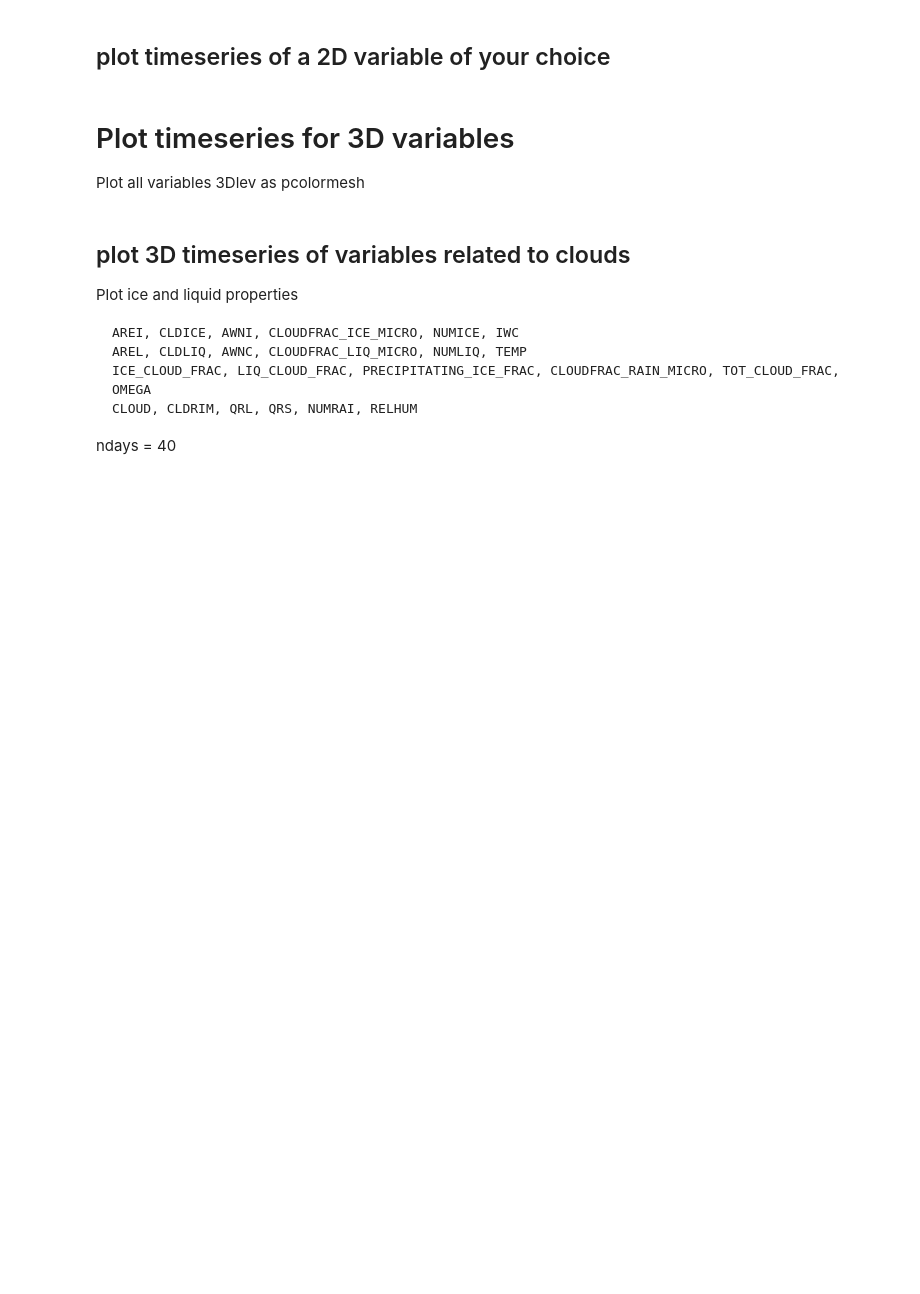
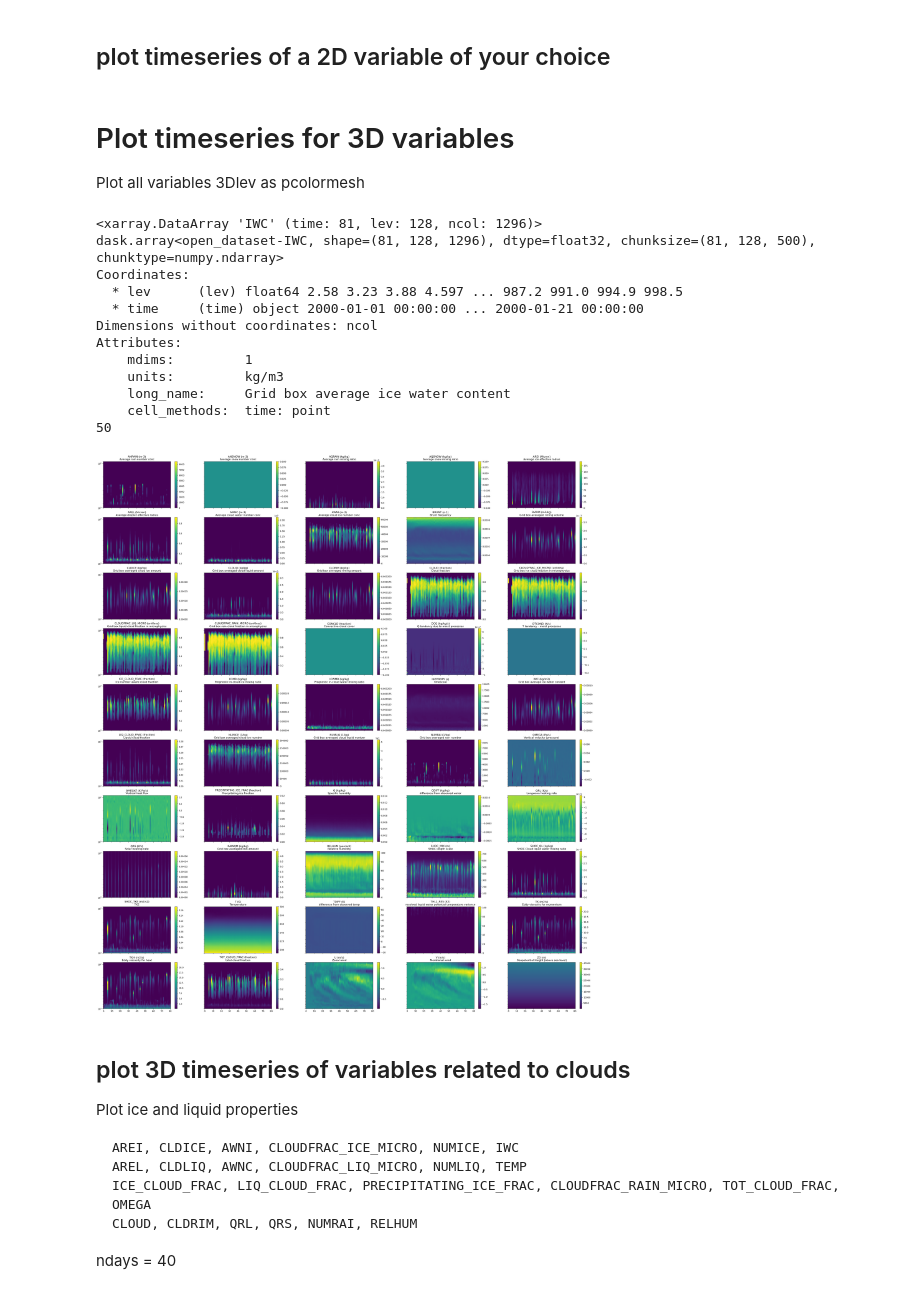
Before and after one commit to smturbev/scmlib, a Jupyter notebook: DP_diagnostics/notebooks/timeseries.ipynb, the cells around one changed output. Cells and saved outputs as stored; diff of their text form; code cells hidden in the pictures; blank space fills up the shorter version.

```diff
--- a/DP_diagnostics/notebooks/timeseries.ipynb
+++ b/DP_diagnostics/notebooks/timeseries.ipynb
@@ -191,7 +213,7 @@ if plot2d_rad:
 # %% [markdown]
 ## plot timeseries of a 2D variable of your choice
 # %%
-plot2d_var="TREFHT"
+plot2d_var=None
 if plot2d_var is not None:
     print(plot2d_var)
     fig, ax = plt.subplots(1,1, figsize=(8,4))
@@ -215,7 +237,8 @@ if plot2d_var is not None:
 Plot all variables 3Dlev as pcolormesh
 # %%
 if onerun and plot3d_all:
-    ds = xr.open_dataset(run_dir+"scream_dp_RCE_SMALL_3km_{}.eam.h0.2000-01-01-00000.nc".format(run), chunks={"time":120, "ncol":500})
+    ds = xr.open_dataset(run_dir+"{}/run/{}.eam.h0.2000-01-01-00000.nc".format(run, run),
+                         chunks={"time":120, "ncol":500})
     print(ds.IWC)
 
     # Choose one of 'h0_varnames_2D', 'h0_varnames_3Dlev', 'h0_varnames_3Dilev'
@@ -250,33 +273,47 @@ if onerun and plot3d_all:
                     ax[i,j].set_title(var+" ("+str(ds[var].units)+")\n"+str(ds[var].long_name))
                     ax[i,j].set_yscale("log")
     #                 ax[i,j].yaxis_inverted()
                     ax[i,j].set_ylim(bottom=1000, top=90)
                     plt.colorbar(pc, ax=ax[i,j])
                     n+=1
                 else:
                     ax[i,j].axis("off")
         plt.savefig("plots/timeseries_h0_3Dlev_{}.png".format(run),dpi=140)
         plt.show()
     elif file=="h0_varnames_3Dilev":
         a,b = 5,2
         fig, ax = plt.subplots(a,b, figsize=(15,10), sharex=True)
         n = 0
         for i in range(a):
             for j in range(b):
                 if n<len(varnames):
                     var = varnames[n]
                     pc = ax[i,j].pcolormesh(range(len(ds.time)), ds.ilev.values, ds[var].weighted(ds.area).mean(dim=["ncol"]).T)
                     ax[i,j].set_title(var+" ("+str(ds[var].units)+")\n"+str(ds[var].long_name))
     #                 ax[i,j].invert_yaxis()
                     plt.colorbar(pc, ax=ax[i,j])
                     n+=1
                 else:
                     ax[i,j].axis("off")
 
         plt.savefig("plots/timeseries_h0_3Dilev_{}.png".format(run),dpi=140)
         plt.show()
     else:
         raise Exception("check file name: {}".format(file))
+# %% [output]
+<xarray.DataArray 'IWC' (time: 81, lev: 128, ncol: 1296)>
+dask.array<open_dataset-IWC, shape=(81, 128, 1296), dtype=float32, chunksize=(81, 128, 500), chunktype=numpy.ndarray>
+Coordinates:
+  * lev      (lev) float64 2.58 3.23 3.88 4.597 ... 987.2 991.0 994.9 998.5
+  * time     (time) object 2000-01-01 00:00:00 ... 2000-01-21 00:00:00
+Dimensions without coordinates: ncol
+Attributes:
+    mdims:         1
+    units:         kg/m3
+    long_name:     Grid box average ice water content
+    cell_methods:  time: point
+50
+[figure, added]
 # %% [markdown]
 ## plot 3D timeseries of variables related to clouds
 
```
Also changed, not shown: parts of 16 cells of this notebook, 8 other files.
